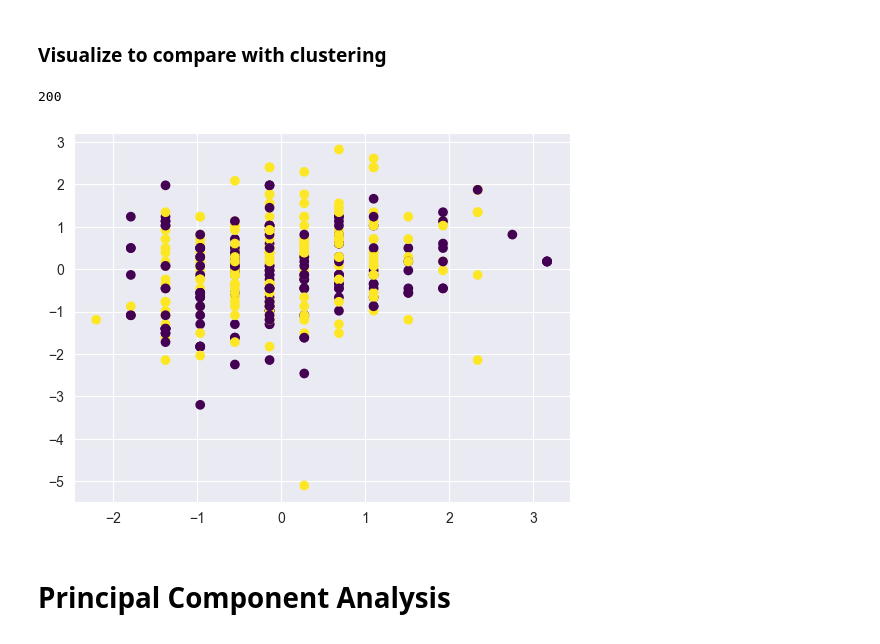
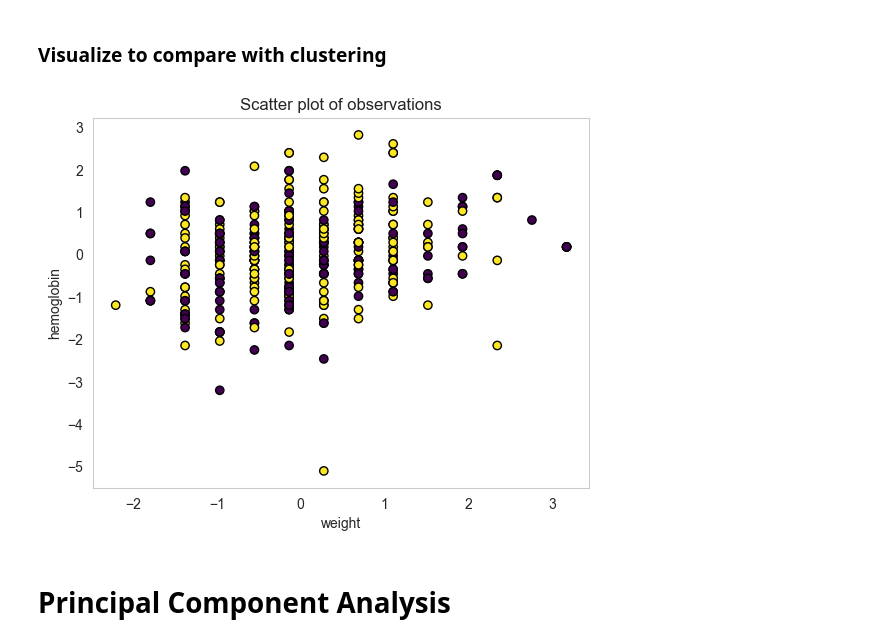
Before and after one commit to balooooooooo/machine_learning_1_coursework, a Jupyter notebook: unsupervised_preprocessing.ipynb, the cells around one changed output. Drawn from its saved outputs; the diff is of its cells as text; code cells hidden in the pictures.

```diff
--- a/unsupervised_preprocessing.ipynb
+++ b/unsupervised_preprocessing.ipynb
@@ -71,17 +72,14 @@ max          4.000000    3.000000            1.000000
 ### Visualize to compare with clustering
 # %%
 # plot of variables with the highest correlation with target
-plt.scatter(x = unsup_data['weight(kg)'],
-            y = unsup_data['hemoglobin'],
-            c = unsup_data['smoking'],
-            cmap = 'viridis')
+plt.scatter(x = unsup_data['weight(kg)'], y = unsup_data['hemoglobin'], c = unsup_data['smoking'], cmap = 'viridis', edgecolors='k')
 plt.title('Scatter plot of observations')
 plt.xlabel('weight')
 plt.ylabel('hemoglobin')
+plt.grid(False)
 plt.show()
 # %% [output]
-200
-[figure, old version]
+[figure, new version]
 # %% [markdown]
 # Principal Component Analysis
 # %%
```
Also changed, not shown: parts of 2 cells of this notebook, 1 other file.
